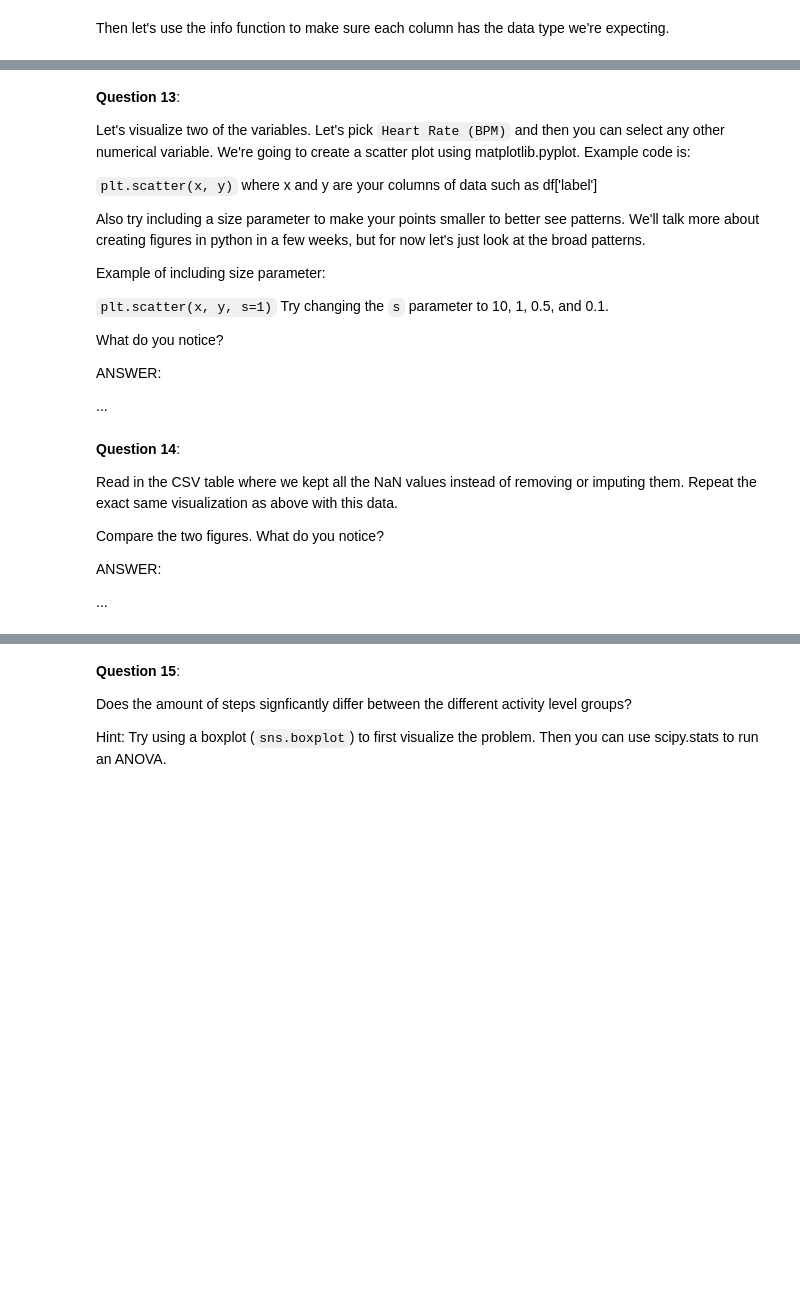
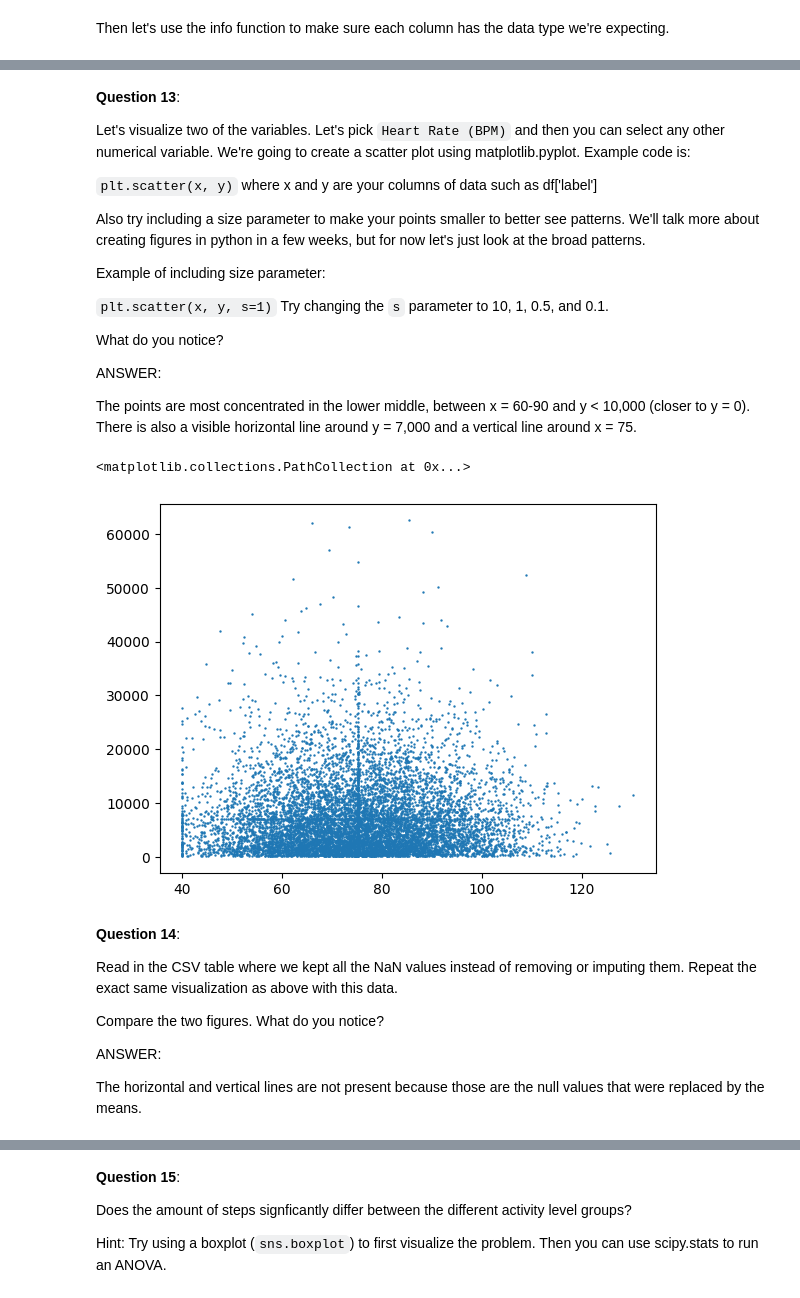
Before and after one commit to BMC-Intersectional-Data-Feminism/exercise-2-data-cleaning-and-analysis-rlassman, a Jupyter notebook: exercise2.ipynb, the cells around one changed output, grey strips where cells are left out. Drawn from its saved outputs; the diff is of its cells as text; code cells hidden in the pictures; blank space fills up the shorter version.

```diff
--- a/exercise2.ipynb
+++ b/exercise2.ipynb
@@ -330,0 +459,8 @@ check('tests/q8.py')
+# %%
+minSleep = smartwatch_sleep['Sleep Duration (hours)'].min()
+
+maxSleep = smartwatch_sleep['Sleep Duration (hours)'].max()
+
+meanSleep = smartwatch_sleep['Sleep Duration (hours)'].mean()
+
+print(minSleep, maxSleep, meanSleep)
@@ -370,0 +546,13 @@ smartwatch_stress
+# %%
+## cell to deal with 'Very High' value
+errorTable = smartwatch_updated_sleep[smartwatch_updated_sleep['Stress Level'] == 'Very High']
+nonErrorTable = smartwatch_updated_sleep[~(smartwatch_updated_sleep['Stress Level'] == 'Very High') & ~(smartwatch_updated_sleep['Stress Level'].isnull())]
+nonErrorTable['Stress Level'] = pd.to_numeric(nonErrorTable['Stress Level'], errors='coerce')
+
+stressMax = nonErrorTable['Stress Level'].max()
+stressTable = smartwatch_updated_sleep[~(smartwatch_updated_sleep['Stress Level'] == 'Very High')]
+errorTable['Stress Level'] = stressMax
+
+smartwatch_stress = pd.concat([errorTable, stressTable])
+
+print(smartwatch_stress)
@@ -384,20 +603,21 @@ What do you notice? There are several values that could and should be combined b
 `Sedentary` = `3`
 # %%
 ## Highly Active
-highlyActive = smartwatch_stress[(smartwatch_stress['Activity Level'] == ...) | (smartwatch_stress['Activity Level'] == ...)]  ## Pull out rows for two unique values matching highly active
-highlyActive['Activity Level'] = ...  ## Reset the text in the column to either 'Highly Active'
-highlyActive['NumActivity'] = ... ## set the number for the numerical value
+highlyActive = smartwatch_stress[(smartwatch_stress['Activity Level'] == 'Highly Active') | (smartwatch_stress['Activity Level'] == 'Highly_Active')]  ## Pull out rows for two unique values matching highly active
+highlyActive['Activity Level'] = 'Highly Active'  ## Reset the text in the column to either 'Highly Active'
+highlyActive['NumActivity'] = 1 ## set the number for the numerical value
+##print(highlyActive)
 
 
 ## Active
-active = ...
-...
-...
+active = smartwatch_stress[(smartwatch_stress['Activity Level'] == 'Actve') | (smartwatch_stress['Activity Level'] == 'Active')]
+active['Activity Level'] = 'Active'
+active['NumActivity'] = 2
 
 ## Sedentary
-sedentary = ...
-...
-...
+sedentary = smartwatch_stress[(smartwatch_stress['Activity Level'] == 'Seddentary') | (smartwatch_stress['Activity Level'] == 'Sedentary')]
+sedentary['Activity Level'] = 'Sedentary'
+sedentary['NumActivity'] = 3
 
 final_table = pd.concat([highlyActive, active, sedentary, smartwatch_stress[smartwatch_stress['Activity Level'].isnull()]])
-final_table
+print(final_table)
@@ -426,4 +707,4 @@ What do you notice?
 
 ANSWER:
 
-...
+The points are most concentrated in the lower middle, between x = 60-90 and y < 10,000 (closer to y = 0). There is also a visible horizontal line around y = 7,000 and a vertical line around x = 75.
@@ -432,3 +711,8 @@ ANSWER:
+# %%
+plt.scatter(final_table['Heart Rate (BPM)'], final_table['Step Count'], s=0.5)
+# %% [output]
+<matplotlib.collections.PathCollection at 0x...>
+[figure, added]
 # %% [markdown]
 **Question 14**:
 
@@ -439,6 +723,6 @@ Compare the two figures. What do you notice?
 
 ANSWER:
 
-...
+The horizontal and vertical lines are not present because those are the null values that were replaced by the means.
 # %%
 nanTable = pd.read_csv('smartwatch_nan_vals.csv')
```
Also changed, not shown: parts of 46 cells of this notebook, 6 other files.
